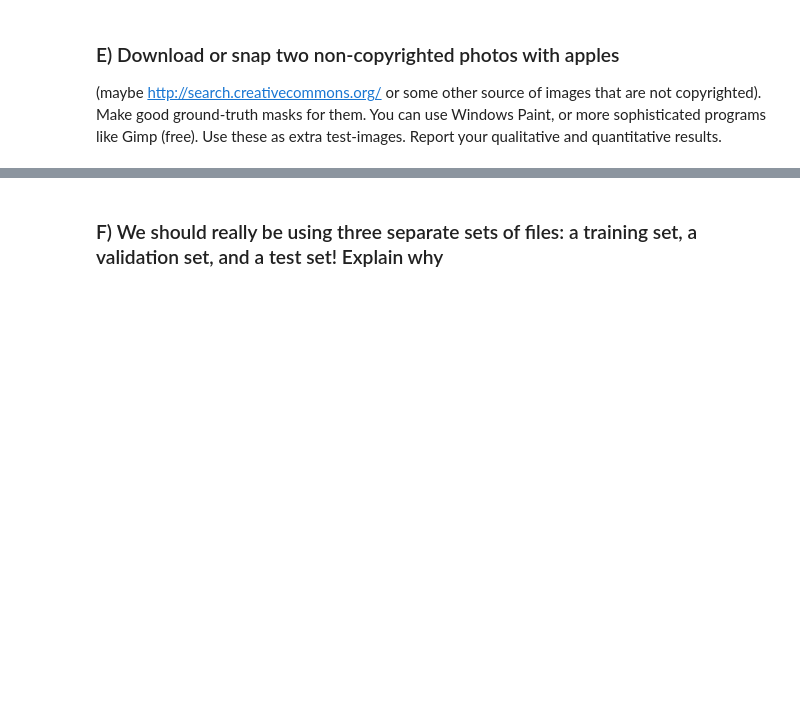
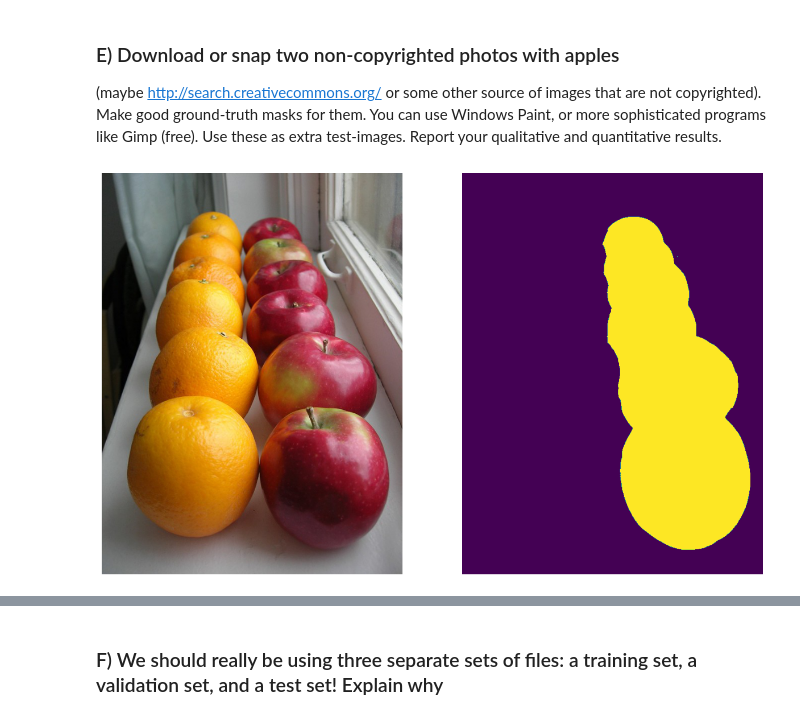
Before and after one commit to swirling-wind/MachineVision_CourseWork01, a Jupyter notebook: practicalMixGauss_Apples.ipynb, the cells around one changed output, grey strips where cells are left out. Saved outputs shown, nothing was run; the diff lists cells and outputs as text; code cells hidden in the pictures; blank space fills up the shorter version.

```diff
--- a/practicalMixGauss_Apples.ipynb
+++ b/practicalMixGauss_Apples.ipynb
@@ -334,3 +334,18 @@ AUC (sklearn): 0.9732604069446456
 Make good ground-truth masks for them. You can use Windows Paint, or more sophisticated
 programs like Gimp (free). Use these as extra test-images. Report your qualitative and
 quantitative results.
+# %%
+# "Apples and oranges" by Dano is licensed under CC BY 2.0.
+apples_oranges = plt.imread('apples_oranges.jpg')
+apples_oranges_mask = plt.imread('mask_apples_oranges.png')[:, :, 0]
+
+# show apples_oranges image and mask image
+fig, axs = plt.subplots(1, 2, figsize=(15, 10))
+axs = axs.flatten()
+axs[0].imshow(apples_oranges)
+axs[1].imshow(apples_oranges_mask)
+axs[0].axis('off')
+axs[1].axis('off')
+plt.show()
+# %% [output]
+[figure, added]
```
Also changed, not shown: parts of 15 cells of this notebook, 3 other files.
